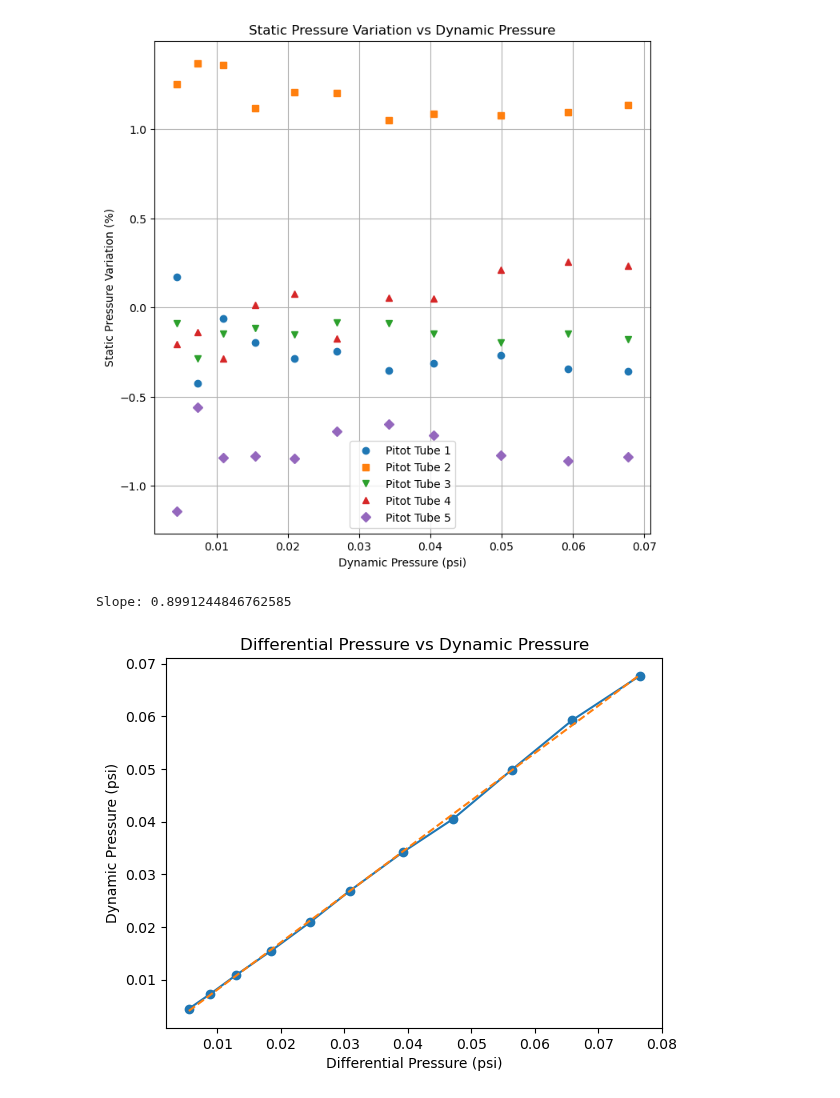
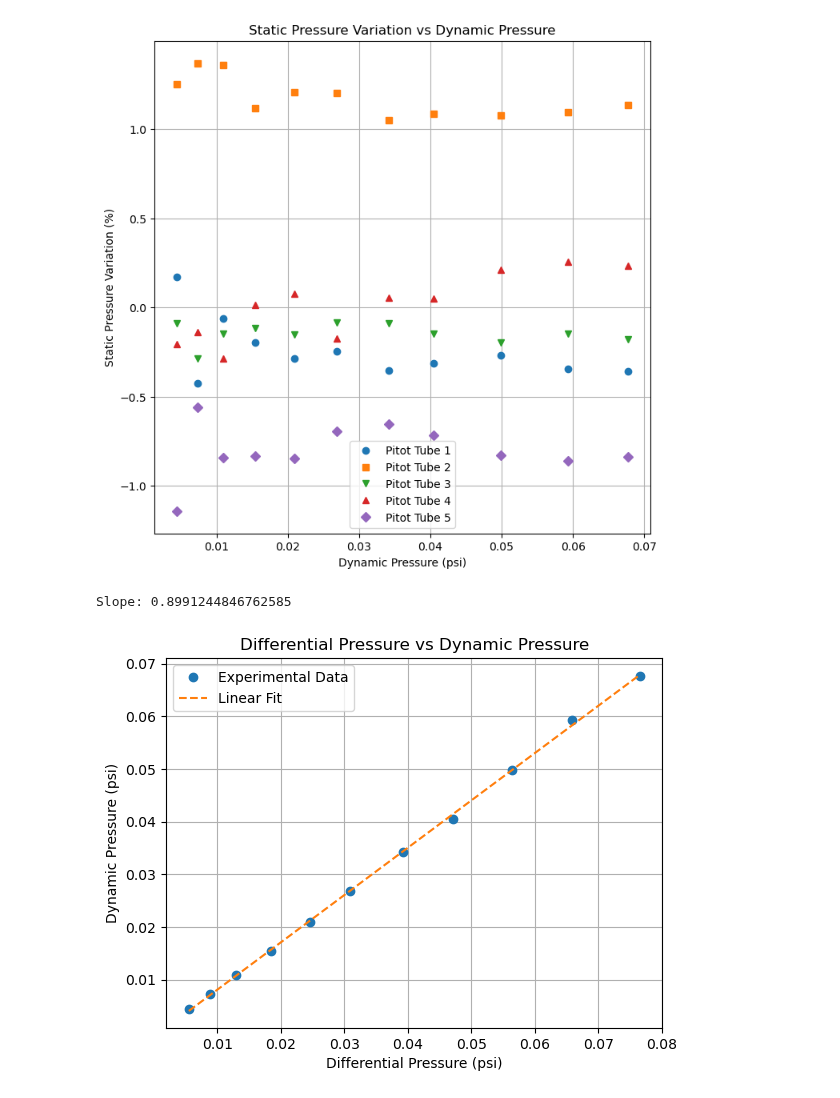
Before and after one commit to EvanY14/AE460-Fa23, a Jupyter notebook: Lab_1/dat_anal.ipynb, the cells around one changed output. Drawn from its saved outputs; the diff is of its cells as text; code cells hidden in the pictures.

```diff
--- a/Lab_1/dat_anal.ipynb
+++ b/Lab_1/dat_anal.ipynb
@@ -125,20 +145,22 @@ plt.show()
 # %%
 # Question 5
 dp = np.array(data.iloc[:, 6], dtype=float)
 plt.figure()
-plt.plot(dp, q, '-o')
+plt.plot(dp, q, 'o', label='Experimental Data')
 plt.xlabel('Differential Pressure (psi)')
 plt.ylabel('Dynamic Pressure (psi)')
 plt.title('Differential Pressure vs Dynamic Pressure')
 
 polyfit = np.polynomial.polynomial.polyfit(dp, q, 1)
-plt.plot(dp, polyfit[0]+polyfit[1]*dp, '--')
+plt.plot(dp, polyfit[0]+polyfit[1]*dp, '--', label='Linear Fit')
 
 print('Slope: {}'.format(polyfit[1]))
+plt.legend()
+plt.grid()
 plt.show()
 # %% [output]
 Slope: 0.8991244846762585
-[figure, old version]
+[figure, new version]
 # %%
 # Question 6
 pressure_uncertainty = .727 #psi
```
Also changed, not shown: parts of 2 cells of this notebook.
